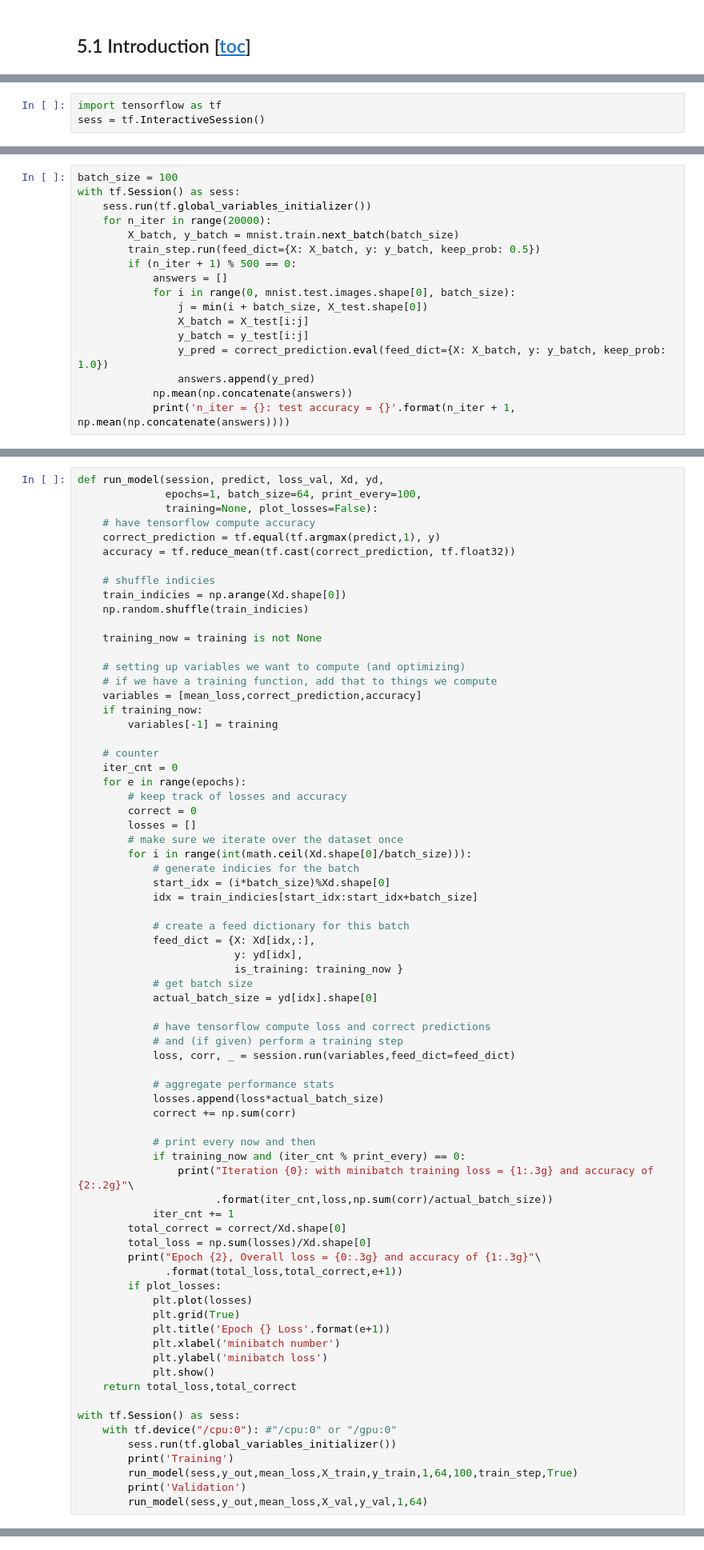
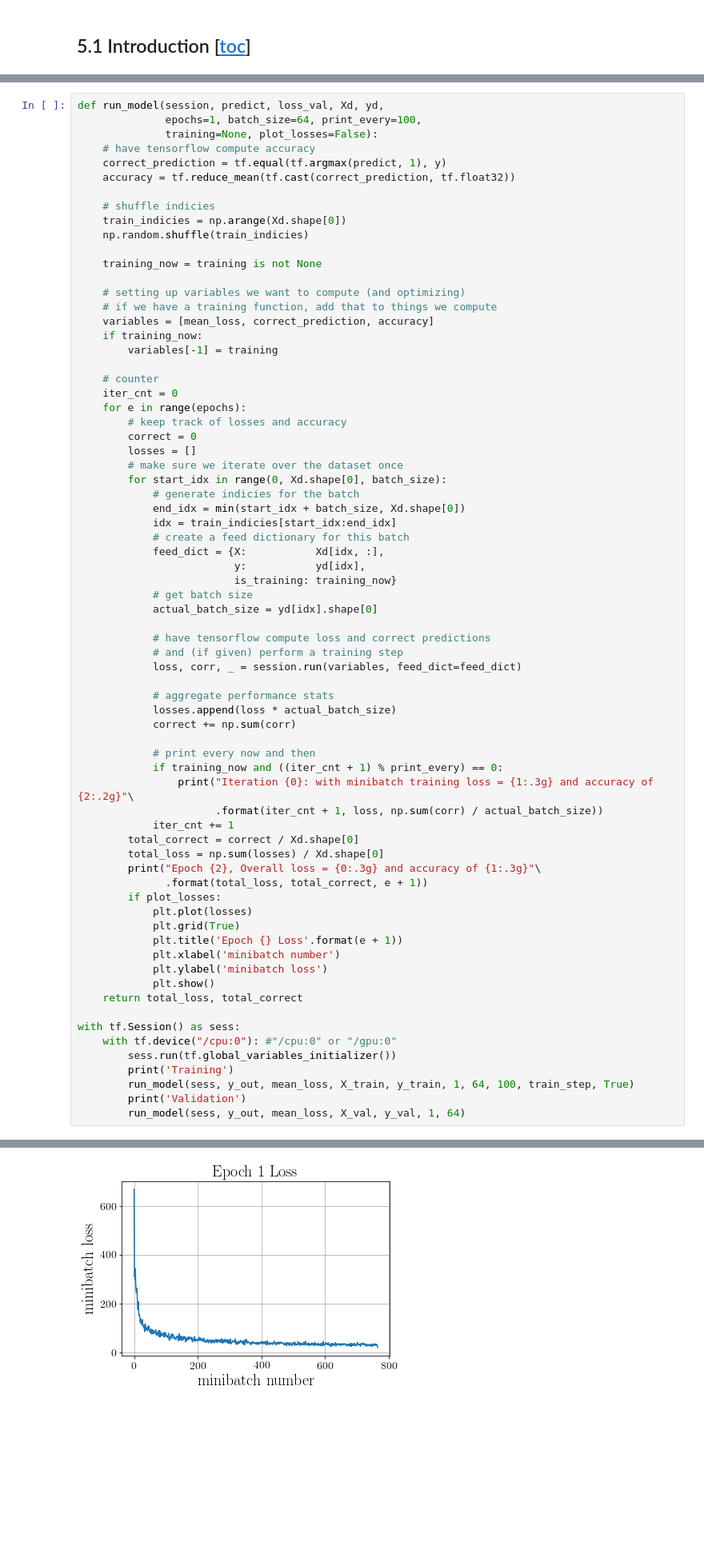
Before and after one commit to siri3us/ml, a Jupyter notebook: notebooks/CS231n/2/assignment2.ipynb, the cells around one changed output, grey strips where cells are left out. Shown at 80% size. Drawn from its saved outputs; the diff is of its cells as text; blank space fills up the shorter version.

Commit message:
Assign 2 appended

```diff
--- a/notebooks/CS231n/2/assignment2.ipynb
+++ b/notebooks/CS231n/2/assignment2.ipynb
@@ -2226,3 +2162,0 @@ X_test.shape = (10000, 784), y_test.shape = (10000, 10)
-# %%
-import tensorflow as tf
-sess = tf.InteractiveSession()
@@ -2342,17 +2162,0 @@ print(sess.run(c))
-# %%
-batch_size = 100
-with tf.Session() as sess:
-    sess.run(tf.global_variables_initializer())
-    for n_iter in range(20000):
-        X_batch, y_batch = mnist.train.next_batch(batch_size)
-        train_step.run(feed_dict={X: X_batch, y: y_batch, keep_prob: 0.5})
-        if (n_iter + 1) % 500 == 0:
-            answers = []
-            for i in range(0, mnist.test.images.shape[0], batch_size):
-                j = min(i + batch_size, X_test.shape[0])
-                X_batch = X_test[i:j]
-                y_batch = y_test[i:j]
-                y_pred = correct_prediction.eval(feed_dict={X: X_batch, y: y_batch, keep_prob: 1.0})
-                answers.append(y_pred)
-            np.mean(np.concatenate(answers))
-            print('n_iter = {}: test accuracy = {}'.format(n_iter + 1, np.mean(np.concatenate(answers))))
@@ -2583,7 +2238,7 @@ def run_model(session, predict, loss_val, Xd, yd,
               epochs=1, batch_size=64, print_every=100,
               training=None, plot_losses=False):
     # have tensorflow compute accuracy
-    correct_prediction = tf.equal(tf.argmax(predict,1), y)
+    correct_prediction = tf.equal(tf.argmax(predict, 1), y)
     accuracy = tf.reduce_mean(tf.cast(correct_prediction, tf.float32))
 
     # shuffle indicies
@@ -2594,7 +2249,7 @@ def run_model(session, predict, loss_val, Xd, yd,
 
     # setting up variables we want to compute (and optimizing)
     # if we have a training function, add that to things we compute
-    variables = [mean_loss,correct_prediction,accuracy]
+    variables = [mean_loss, correct_prediction, accuracy]
     if training_now:
         variables[-1] = training
 
@@ -2605,48 +2260,48 @@ def run_model(session, predict, loss_val, Xd, yd,
         correct = 0
         losses = []
         # make sure we iterate over the dataset once
-        for i in range(int(math.ceil(Xd.shape[0]/batch_size))):
+        for start_idx in range(0, Xd.shape[0], batch_size):
             # generate indicies for the batch
-            start_idx = (i*batch_size)%Xd.shape[0]
-            idx = train_indicies[start_idx:start_idx+batch_size]
-
+            end_idx = min(start_idx + batch_size, Xd.shape[0])
+            idx = train_indicies[start_idx:end_idx]
             # create a feed dictionary for this batch
-            feed_dict = {X: Xd[idx,:],
-                         y: yd[idx],
-                         is_training: training_now }
+            feed_dict = {X:           Xd[idx, :],
+                         y:           yd[idx],
+                         is_training: training_now}
             # get batch size
             actual_batch_size = yd[idx].shape[0]
 
             # have tensorflow compute loss and correct predictions
             # and (if given) perform a training step
-            loss, corr, _ = session.run(variables,feed_dict=feed_dict)
+            loss, corr, _ = session.run(variables, feed_dict=feed_dict)
 
             # aggregate performance stats
-            losses.append(loss*actual_batch_size)
+            losses.append(loss * actual_batch_size)
             correct += np.sum(corr)
 
             # print every now and then
-            if training_now and (iter_cnt % print_every) == 0:
+            if training_now and ((iter_cnt + 1) % print_every) == 0:
                 print("Iteration {0}: with minibatch training loss = {1:.3g} and accuracy of {2:.2g}"\
-                      .format(iter_cnt,loss,np.sum(corr)/actual_batch_size))
+                      .format(iter_cnt + 1, loss, np.sum(corr) / actual_batch_size))
             iter_cnt += 1
-        total_correct = correct/Xd.shape[0]
-        total_loss = np.sum(losses)/Xd.shape[0]
+        total_correct = correct / Xd.shape[0]
+        total_loss = np.sum(losses) / Xd.shape[0]
         print("Epoch {2}, Overall loss = {0:.3g} and accuracy of {1:.3g}"\
-              .format(total_loss,total_correct,e+1))
+              .format(total_loss, total_correct, e + 1))
         if plot_losses:
             plt.plot(losses)
             plt.grid(True)
-            plt.title('Epoch {} Loss'.format(e+1))
+            plt.title('Epoch {} Loss'.format(e + 1))
             plt.xlabel('minibatch number')
             plt.ylabel('minibatch loss')
             plt.show()
-    return total_loss,total_correct
+    return total_loss, total_correct
 
 with tf.Session() as sess:
     with tf.device("/cpu:0"): #"/cpu:0" or "/gpu:0"
         sess.run(tf.global_variables_initializer())
         print('Training')
-        run_model(sess,y_out,mean_loss,X_train,y_train,1,64,100,train_step,True)
+        run_model(sess, y_out, mean_loss, X_train, y_train, 1, 64, 100, train_step, True)
         print('Validation')
-        run_model(sess,y_out,mean_loss,X_val,y_val,1,64)
+        run_model(sess, y_out, mean_loss, X_val, y_val, 1, 64)
+# %% [output]
@@ -2652,0 +2317 @@ with tf.Session() as sess:
+[figure, added]
```
Also changed, not shown: parts of 44 cells of this notebook.
